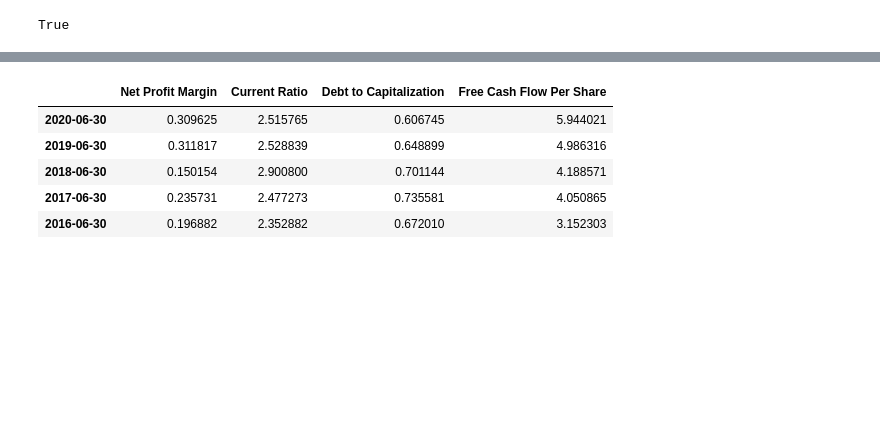
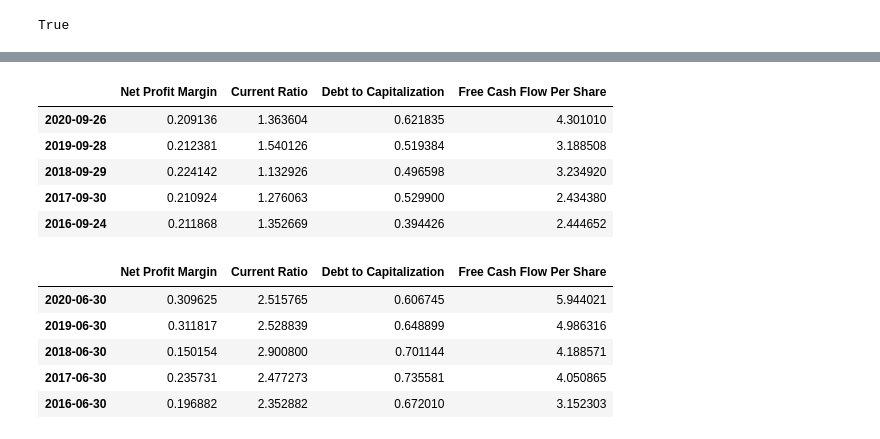
Before and after one commit to kedarmoh/FinTechProjectA, a Jupyter notebook: Project_1_FirstFile.ipynb, the cells around one changed output, grey strips where cells are left out. Cells and saved outputs as stored; diff of their text form; code cells hidden in the pictures; blank space fills up the shorter version.

```diff
--- a/Project_1_FirstFile.ipynb
+++ b/Project_1_FirstFile.ipynb
@@ -27 +64,61 @@ msft
+# %%
+### Company 1
+
+# url broken out
+ticker_1 = ticker_input_1.upper()
+url = str_url + ticker_1 + api_key
+ratio_data_1 = get_jsonparsed_data(url)
+
+# call date (NOTE: the API calls the date as of the last fiscal quarter reported to the public and provides on an annualized basis - the API returns data all the way back to the public listing)
+date_1_1 = ratio_data_1[0]['date']
+date_2_1 = ratio_data_1[1]['date']
+date_3_1 = ratio_data_1[2]['date']
+date_4_1 = ratio_data_1[3]['date']
+date_5_1 = ratio_data_1[4]['date']
+
+# profitability ratio/indicator (NOTE: I used a profitability metric here, but here could go more horizontal to calculate YoY growth in revenue or net income, would need to maybe check out mor on the other API offerings)
+# change to Net Operating Margin or Gross Profit?
+net_profit_margin_1_1 = ratio_data_1[0]['netProfitMargin']
+net_profit_margin_2_1 = ratio_data_1[1]['netProfitMargin']
+net_profit_margin_3_1 = ratio_data_1[2]['netProfitMargin']
+net_profit_margin_4_1 = ratio_data_1[3]['netProfitMargin']
+net_profit_margin_5_1 = ratio_data_1[4]['netProfitMargin']
+
+# liquidity ratio/indicator
+current_ratio_1_1 = ratio_data_1[0]['currentRatio']
+current_ratio_2_1 = ratio_data_1[1]['currentRatio']
+current_ratio_3_1 = ratio_data_1[2]['currentRatio']
+current_ratio_4_1 = ratio_data_1[3]['currentRatio']
+current_ratio_5_1 = ratio_data_1[4]['currentRatio']
+
+# leverage ratio/indicator
+total_debt_to_capitalization_1_1 = ratio_data_1[0]['totalDebtToCapitalization']
+total_debt_to_capitalization_2_1 = ratio_data_1[1]['totalDebtToCapitalization']
+total_debt_to_capitalization_3_1 = ratio_data_1[2]['totalDebtToCapitalization']
+total_debt_to_capitalization_4_1 = ratio_data_1[3]['totalDebtToCapitalization']
+total_debt_to_capitalization_5_1 = ratio_data_1[4]['totalDebtToCapitalization']
+
+# cash flow ratio/indicator
+free_cash_flow_per_share_1_1 = ratio_data_1[0]['freeCashFlowPerShare']
+free_cash_flow_per_share_2_1 = ratio_data_1[1]['freeCashFlowPerShare']
+free_cash_flow_per_share_3_1 = ratio_data_1[2]['freeCashFlowPerShare']
+free_cash_flow_per_share_4_1 = ratio_data_1[3]['freeCashFlowPerShare']
+free_cash_flow_per_share_5_1 = ratio_data_1[4]['freeCashFlowPerShare']
+
+# Two carry away notes from above: 1: include a YoY growth (revenue) metric (or just improvement in the ratios)?, 2: may be fun to include the market sentiment chart from quandl (this would be a universal metrica and not unique to individuals stocks, but could still play into the "buy" recommendation)
+fin_analysis_df_1 = pd.DataFrame({
+    'Net Profit Margin': [net_profit_margin_1_1, net_profit_margin_2_1, net_profit_margin_3_1, net_profit_margin_4_1, net_profit_margin_5_1],
+    'Current Ratio': [current_ratio_1_1, current_ratio_2_1, current_ratio_3_1, current_ratio_4_1, current_ratio_5_1],
+    'Debt to Capitalization': [total_debt_to_capitalization_1_1, total_debt_to_capitalization_2_1, total_debt_to_capitalization_3_1, total_debt_to_capitalization_4_1, total_debt_to_capitalization_5_1],
+    'Free Cash Flow Per Share': [free_cash_flow_per_share_1_1, free_cash_flow_per_share_2_1, free_cash_flow_per_share_3_1, free_cash_flow_per_share_4_1, free_cash_flow_per_share_5_1]},
+    index=[date_1_1, date_2_1, date_3_1, date_4_1, date_5_1])
+
+fin_analysis_df_1
+# %% [output]
+|  | Net Profit Margin | Current Ratio | Debt to Capitalization | Free Cash Flow Per Share |
+| 2020-09-26 | 0.209136 | 1.363604 | 0.621835 | 4.301010 |
+| 2019-09-28 | 0.212381 | 1.540126 | 0.519384 | 3.188508 |
+| 2018-09-29 | 0.224142 | 1.132926 | 0.496598 | 3.234920 |
+| 2017-09-30 | 0.210924 | 1.276063 | 0.529900 | 2.434380 |
+| 2016-09-24 | 0.211868 | 1.352669 | 0.394426 | 2.444652 |
 # %%
```
Also changed, not shown: parts of 8 cells of this notebook.
